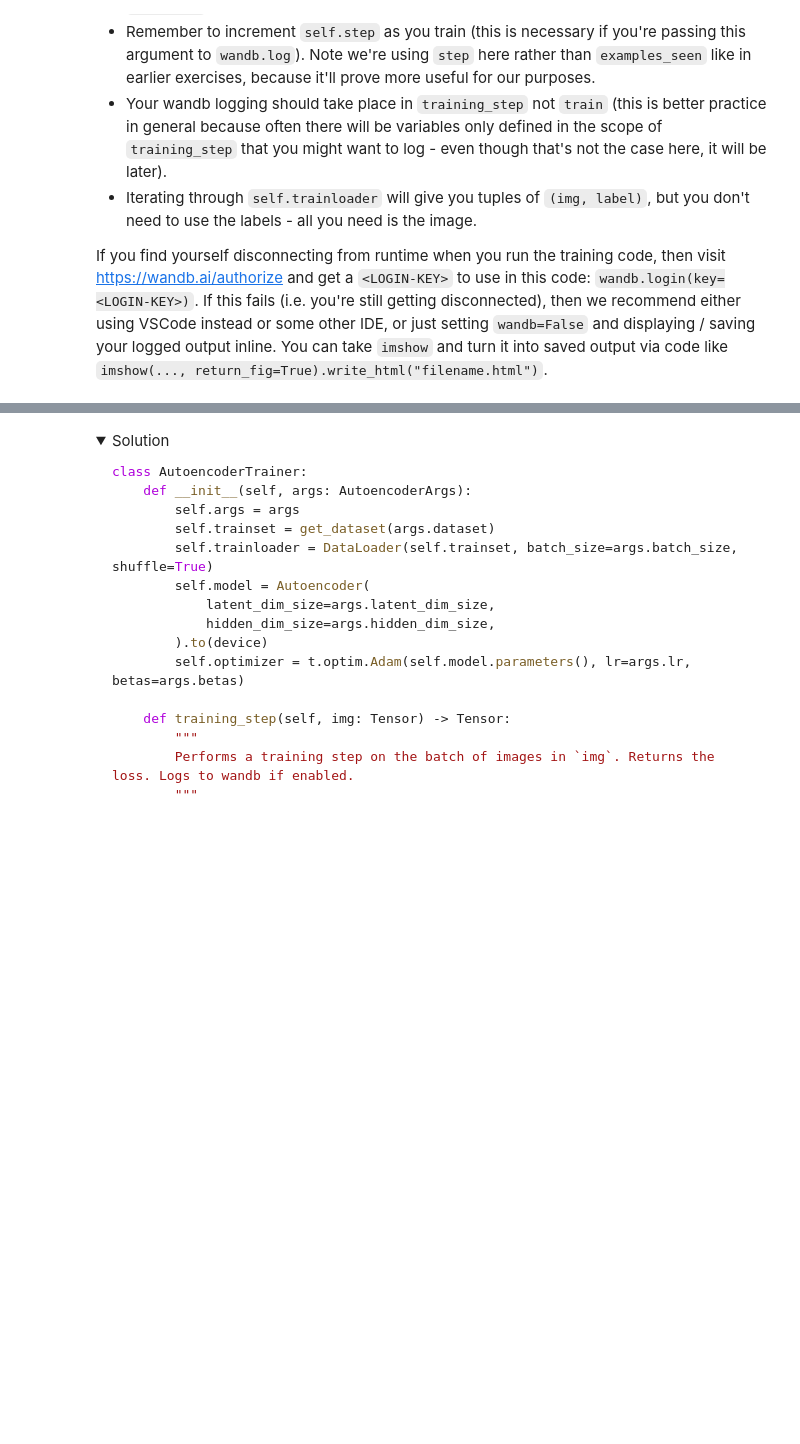
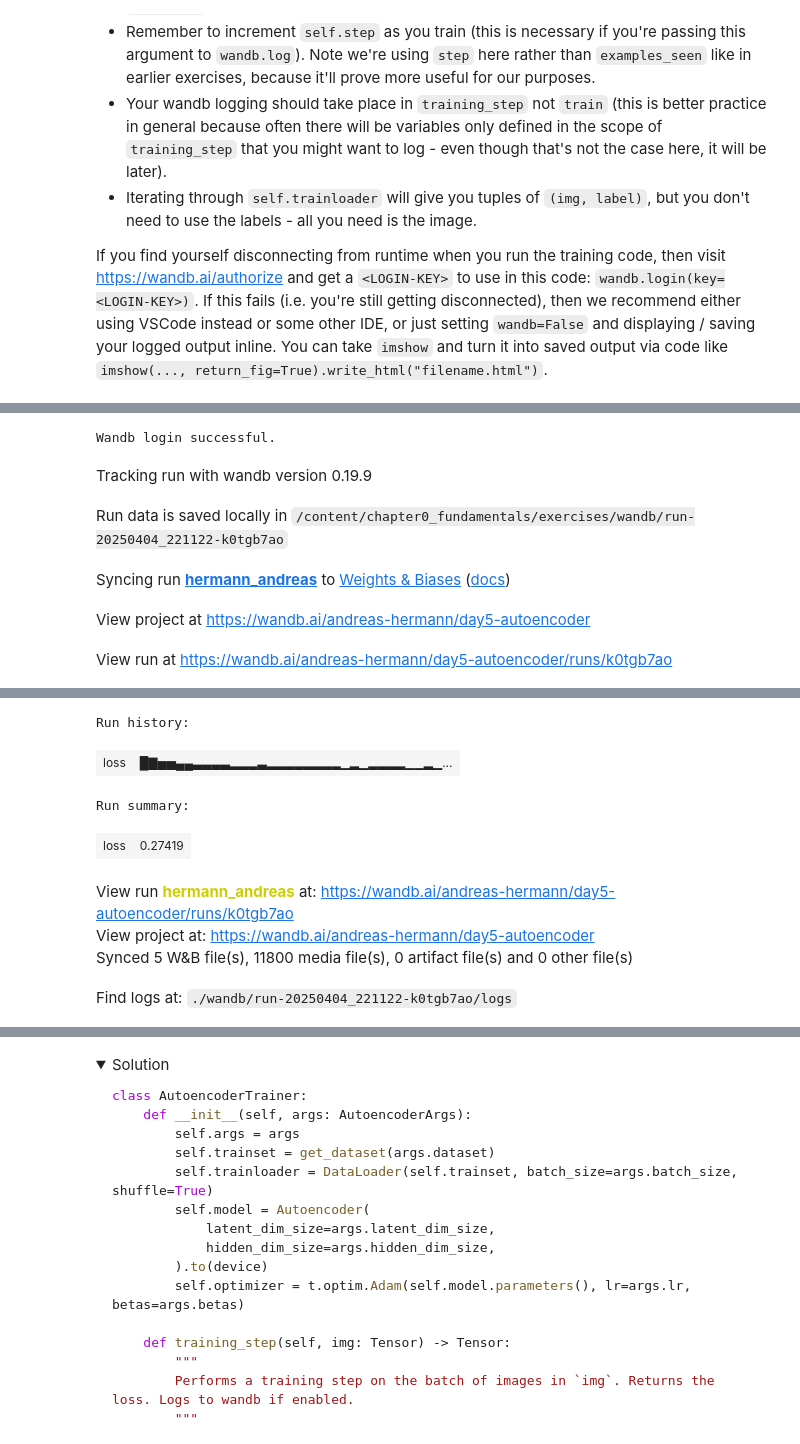
Before and after one commit to andreas-he/arena, a Jupyter notebook: chapter0_fundamentals/exercises/part5_vaes_and_gans/0.5_VAEs_&_GANs_exercises.ipynb, the cells around one changed output, grey strips where cells are left out. Saved outputs shown, nothing was run; the diff lists cells and outputs as text; code cells hidden in the pictures; folded sections open; blank space fills up the shorter version.

Commit message:
autoencoder

```diff
--- a/chapter0_fundamentals/exercises/part5_vaes_and_gans/0.5_VAEs_&_GANs_exercises.ipynb
+++ b/chapter0_fundamentals/exercises/part5_vaes_and_gans/0.5_VAEs_&_GANs_exercises.ipynb
@@ -505,9 +561,9 @@ class AutoencoderArgs:
     betas: tuple[float, float] = (0.5, 0.999)
 
     # logging
-    use_wandb: bool = False
+    use_wandb: bool = True
     wandb_project: str | None = "day5-autoencoder"
-    wandb_name: str | None = None
+    wandb_name: str | None = "andreas-hermann"
     log_every_n_steps: int = 250
 
 
@@ -526,7 +582,26 @@ class AutoencoderTrainer:
         """
         Performs a training step on the batch of images in `img`. Returns the loss. Logs to wandb if enabled.
         """
-        raise NotImplementedError()
+
+        self.optimizer.zero_grad()
+
+        gen_img = self.model(img)
+
+        loss = nn.MSELoss()
+
+        output = loss(img, gen_img)
+
+        output.backward()
+
+        self.optimizer.step()
+
+        self.step += img.shape[0]
+
+        if self.args.use_wandb:
+          wandb.log(dict(loss=output.item()), step=self.step)
+
+        return output.item()
+
 
     @t.inference_mode()
     def log_samples(self) -> None:
@@ -543,11 +618,31 @@ class AutoencoderTrainer:
     def train(self) -> Autoencoder:
         """Performs a full training run."""
         self.step = 0
+        self.log_after_step = 0
         if self.args.use_wandb:
-            wandb.init(project=self.args.wandb_project, name=self.args.wandb_name)
+            wandb.init(project=self.args.wandb_project, entity="andreas hermann")
             wandb.watch(self.model)
 
         # YOUR CODE HERE - iterate over epochs, and train your model
+        for epoch in range(self.args.epochs):
+          progress_bar = tqdm(self.trainloader, total=int(len(self.trainloader)))
+          for img, _ in progress_bar:
+            # run batch through model
+
+            # get loss from train step
+            img = img.to(device)
+            loss = self.training_step(img)
+
+            progress_bar.set_description(f"{epoch=:02d}, {loss=:.4f}, step={self.step:05d}")
+
+            # increase step
+            self.log_after_step += 1
+
+            if self.log_after_step == self.args.log_every_n_steps:
+              # evaluate model
+              self.log_samples()
+              self.log_after_step = 0
+
 
         if self.args.use_wandb:
             wandb.finish()
@@ -555,6 +650,8 @@ class AutoencoderTrainer:
         return self.model
 
 
+wandb.login(key="567be5fe8c8328a4426b73295e27110173eb33f5")
 args = AutoencoderArgs(use_wandb=False)
 trainer = AutoencoderTrainer(args)
 autoencoder = trainer.train()
+# %% [output]
@@ -560,0 +661,6 @@ autoencoder = trainer.train()
+Wandb login successful.
+Tracking run with wandb version 0.19.9
+Run data is saved locally in /content/chapter0_fundamentals/exercises/wandb/run-20250404_221122-k0tgb7ao
+Syncing run hermann_andreas to Weights & Biases (docs)
+View project at https://wandb.ai/andreas-hermann/day5-autoencoder
+View run at https://wandb.ai/andreas-hermann/day5-autoencoder/runs/k0tgb7ao
@@ -560,0 +668,8 @@ autoencoder = trainer.train()
+Run history:
+| loss | █▇▅▅▄▄▃▃▃▃▂▂▂▃▂▂▂▂▂▂▂▂▁▂▁▂▂▂▂▁▁▂▁... |
+Run summary:
+| loss | 0.27419 |
+View run hermann_andreas at: https://wandb.ai/andreas-hermann/day5-autoencoder/runs/k0tgb7ao
+View project at: https://wandb.ai/andreas-hermann/day5-autoencoder
+Synced 5 W&B file(s), 11800 media file(s), 0 artifact file(s) and 0 other file(s)
+Find logs at: ./wandb/run-20250404_221122-k0tgb7ao/logs
```
Also changed, not shown: parts of 8 cells of this notebook.
